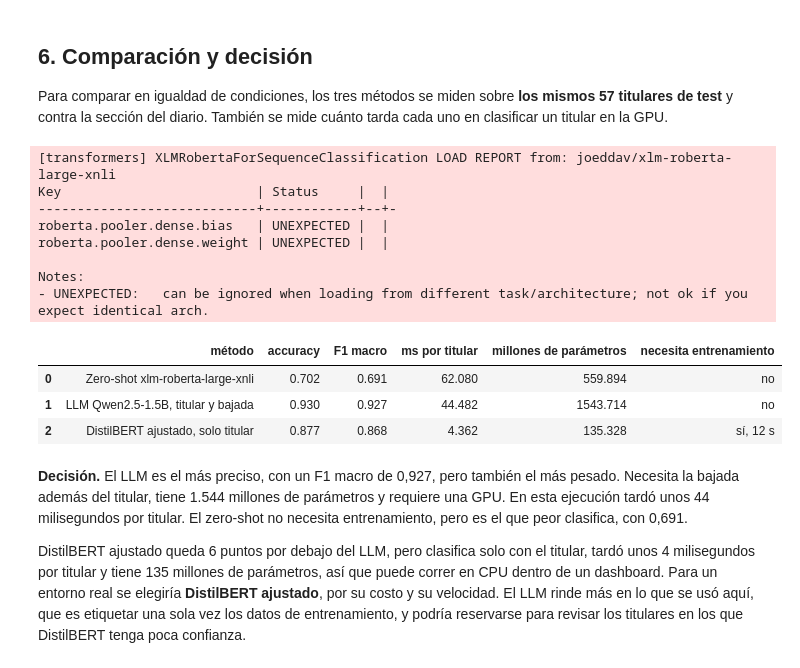
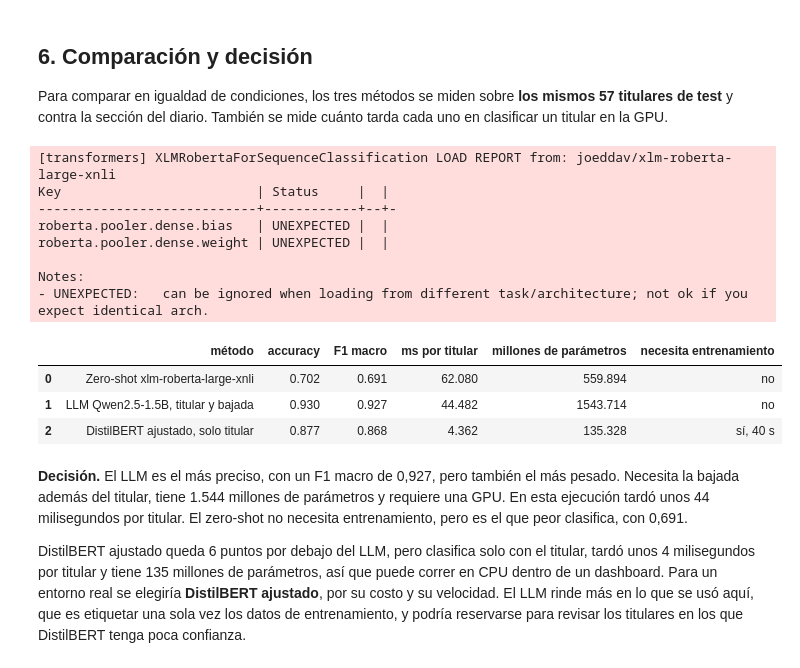
Before and after one commit to nicosil02/Python-Intermedio, a Jupyter notebook: tarea_1/02_clasificacion.ipynb, the cells around one changed output. Saved outputs shown, nothing was run; the diff lists cells and outputs as text; code cells hidden in the pictures.

```diff
--- a/tarea_1/02_clasificacion.ipynb
+++ b/tarea_1/02_clasificacion.ipynb
@@ -544,35 +544,35 @@ parametros_zs = sum(p.numel() for p in zero_shot.model.parameters())
 clasificador = pipeline("text-classification", model="modelo", tokenizer="modelo",
                         device=0 if torch.cuda.is_available() else -1)
 ms_ft = ms_por_titular(clasificador, test["titular"])
 parametros_ft = sum(p.numel() for p in clasificador.model.parameters())
 
 def fila(metodo, pred, ms, parametros, entrena):
     return {"método": metodo,
             "accuracy": accuracy_score(test["etiqueta"], pred),
             "F1 macro": f1_score(test["etiqueta"], pred, average="macro"),
             "ms por titular": ms,
             "millones de parámetros": parametros / 1e6,
             "necesita entrenamiento": entrena}
 
 comparacion = pd.DataFrame([
     fila("Zero-shot xlm-roberta-large-xnli", pred_zs_test, ms_zs, parametros_zs, "no"),
     fila("LLM Qwen2.5-1.5B, titular y bajada", test["etiqueta_llm"], ms_llm, parametros_llm, "no"),
-    fila("DistilBERT ajustado, solo titular", [ETIQUETAS[i] for i in y_pred], ms_ft, parametros_ft, "sí, 12 s"),
+    fila("DistilBERT ajustado, solo titular", [ETIQUETAS[i] for i in y_pred], ms_ft, parametros_ft, "sí, 40 s"),
 ]).round(3)
 comparacion
 # %% [output]
 [transformers] XLMRobertaForSequenceClassification LOAD REPORT from: joeddav/xlm-roberta-large-xnli
 Key                         | Status     |  |
 ----------------------------+------------+--+-
 roberta.pooler.dense.bias   | UNEXPECTED |  |
 roberta.pooler.dense.weight | UNEXPECTED |  |
 
 Notes:
 - UNEXPECTED:   can be ignored when loading from different task/architecture; not ok if you expect identical arch.
 |  | método | accuracy | F1 macro | ms por titular | millones de parámetros | necesita entrenamiento |
 | 0 | Zero-shot xlm-roberta-large-xnli | 0.702 | 0.691 | 62.080 | 559.894 | no |
 | 1 | LLM Qwen2.5-1.5B, titular y bajada | 0.930 | 0.927 | 44.482 | 1543.714 | no |
-| 2 | DistilBERT ajustado, solo titular | 0.877 | 0.868 | 4.362 | 135.328 | sí, 12 s |
+| 2 | DistilBERT ajustado, solo titular | 0.877 | 0.868 | 4.362 | 135.328 | sí, 40 s |
 # %% [markdown]
 **Decisión.** El LLM es el más preciso, con un F1 macro de 0,927, pero también el más pesado. Necesita la bajada además del titular, tiene 1.544 millones de parámetros y requiere una GPU. En esta ejecución tardó unos 44 milisegundos por titular. El zero-shot no necesita entrenamiento, pero es el que peor clasifica, con 0,691.
 
```
Also changed, not shown: parts of 4 cells of this notebook.
